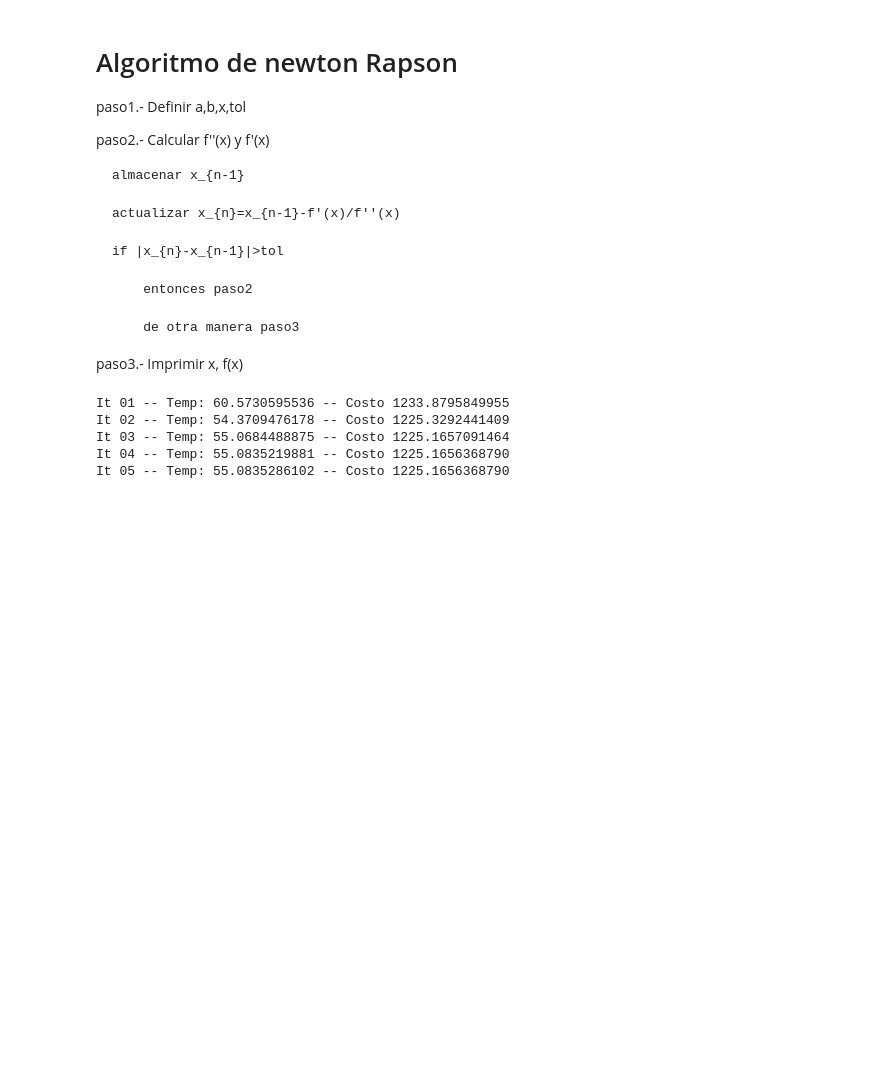
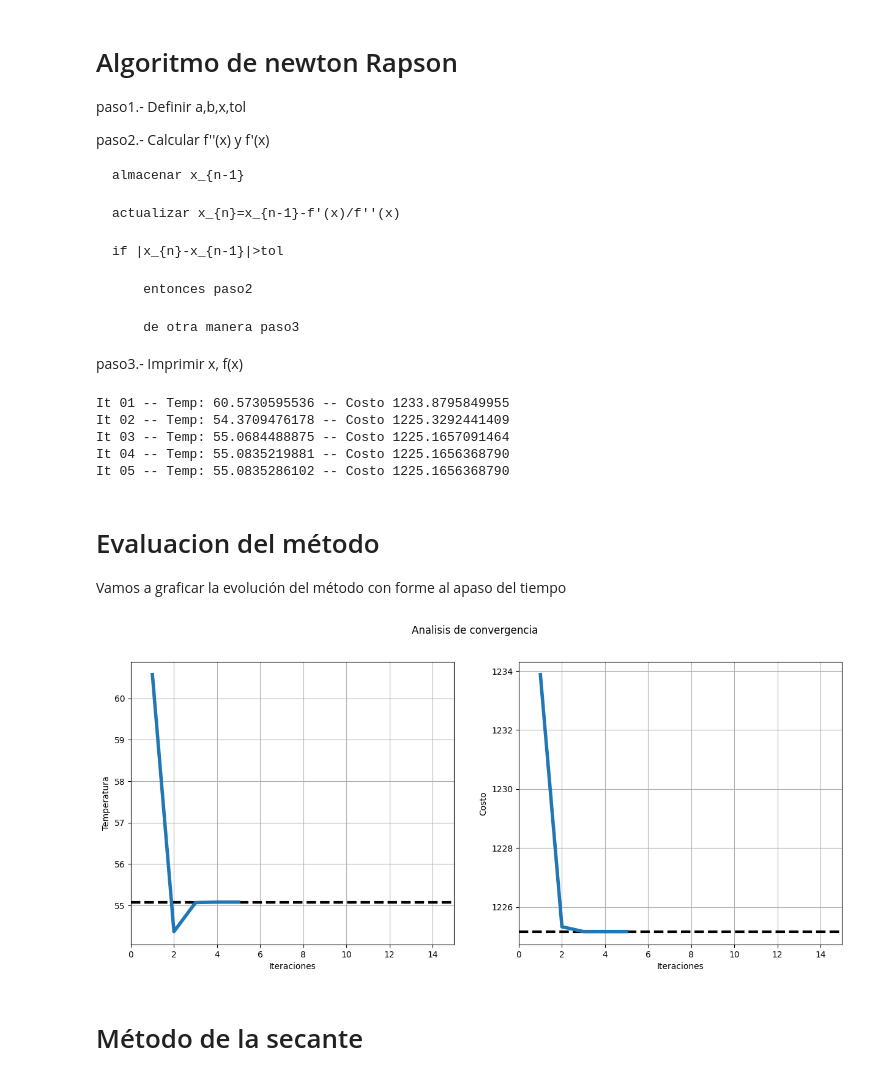
Before and after one commit to Marcosias0400/Optimizacion, a Jupyter notebook: Optimizacion_grad1D.ipynb, the cells around one changed output. Drawn from its saved outputs; the diff is of its cells as text; code cells hidden in the pictures; blank space fills up the shorter version.

```diff
--- a/Optimizacion_grad1D.ipynb
+++ b/Optimizacion_grad1D.ipynb
@@ -263,3 +263,12 @@ It 02 -- Temp: 54.3709476178 -- Costo 1225.3292441409
 It 03 -- Temp: 55.0684488875 -- Costo 1225.1657091464
 It 04 -- Temp: 55.0835219881 -- Costo 1225.1656368790
 It 05 -- Temp: 55.0835286102 -- Costo 1225.1656368790
+# %% [markdown]
+# Evaluacion del método
+Vamos a graficar la evolución del método con forme al apaso del tiempo
+# %%
+evaluacion(reg)
+# %% [output]
+[figure, added]
+# %% [markdown]
+# Método de la secante
```
